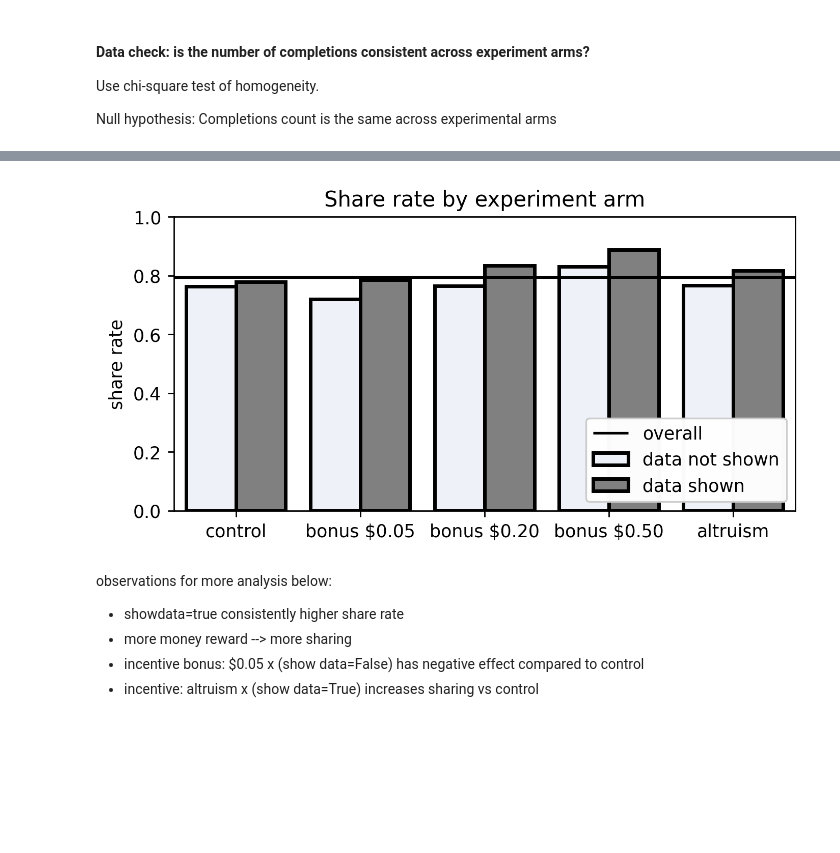
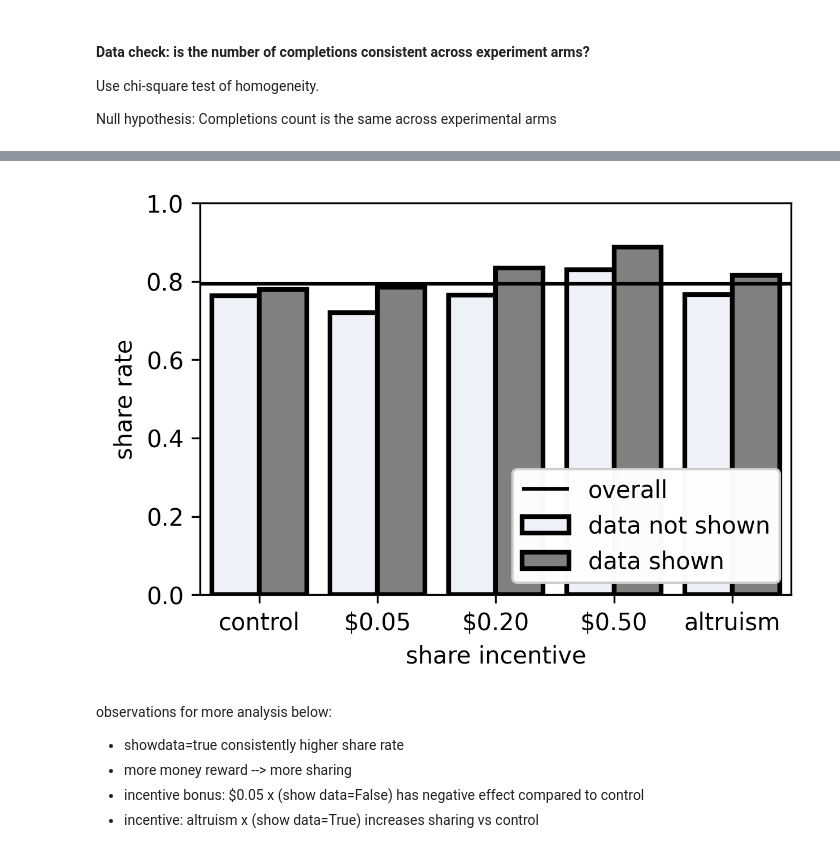
Before and after one commit to aberke/amazon-study, a Jupyter notebook: data-analysis/survey-data.ipynb, the cells around one changed output, grey strips where cells are left out. Saved outputs shown, nothing was run; the diff lists cells and outputs as text; code cells hidden in the pictures; blank space fills up the shorter version.

```diff
--- a/data-analysis/survey-data.ipynb
+++ b/data-analysis/survey-data.ipynb
@@ -199,8 +225,13 @@ showdata_true_color = "gray"
 
 incentive_name_map = {
     'control': 'control',
+    'altruism': 'altruism',
     'bonus-05': 'bonus $0.05','bonus-20':'bonus $0.20', 'bonus-50':'bonus $0.50',
+}
+incentive_name_map_short = {
+    'control': 'control',
     'altruism': 'altruism',
+    'bonus-05': '$0.05', 'bonus-20':'$0.20', 'bonus-50':'$0.50',
 }
 # %%
 def plot_count(pdf, ax):
@@ -233,7 +264,7 @@ Use chi-square test of homogeneity.
 Null hypothesis: Completions count is the same across experimental arms
 # %%
 # plot count
-fig,ax = plt.subplots(1,1, figsize=(6.5,3))#, dpi=150)
+fig,ax = plt.subplots(1,1, figsize=(6.5,3), dpi=150)
 ax.set_title('Completions by experimental arm')
 plot_count(agg_share_df, ax)
 # chi-square test
@@ -252,5 +283,5 @@ We do not reject the null hypothesis
 # %%
-def plot_share_rate(pdf, ax, overall_share_rate=overall_share_rate):
+def plot_share_rate(pdf, ax, overall_share_rate=overall_share_rate, incentive_name_map=incentive_name_map):
     width = 0.4
     (pdf[pdf['showdata']==False]['share rate']
      .plot(
@@ -278,9 +343,10 @@ def plot_share_rate(pdf, ax, overall_share_rate=overall_share_rate):
 # %%
-fig,ax = plt.subplots(1,1, figsize=(6.3,3), dpi=250)
-ax.set_title('Share rate by experiment arm')
-plot_share_rate(agg_share_df, ax)
+fig,ax = plt.subplots(1,1, figsize=(4.5,3), dpi=300)
+#ax.set_title('Share rate by experiment arm')
+plot_share_rate(agg_share_df, ax, incentive_name_map=incentive_name_map_short)
+_ = ax.set_xlabel('share incentive')
 # %% [output]
-[figure, old version]
+[figure, new version]
 # %% [markdown]
 observations for more analysis below:
 
```
Also changed, not shown: parts of 50 cells of this notebook, 17 other files.
